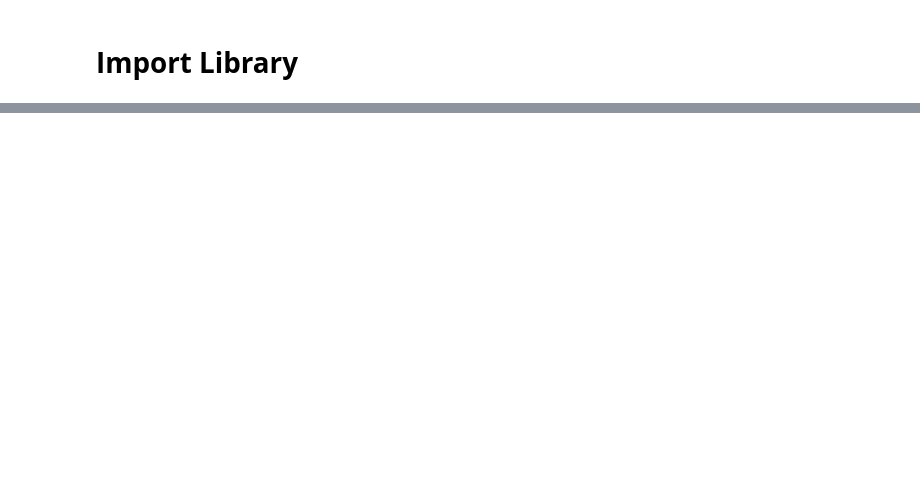
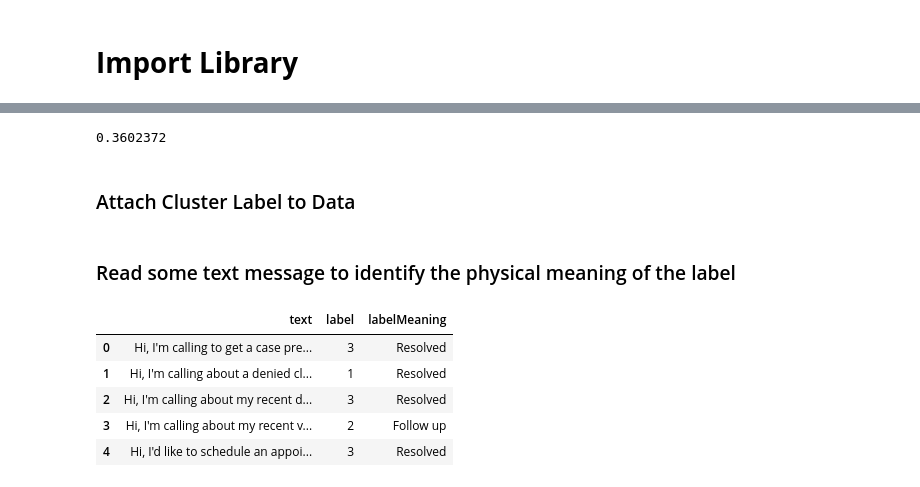
Before and after one commit to HRI328/AXA-CASE-1, a Jupyter notebook: sentiment_analysis.ipynb, the cells around one changed output, grey strips where cells are left out. Saved outputs shown, nothing was run; the diff lists cells and outputs as text; code cells hidden in the pictures; blank space fills up the shorter version.

Commit message:
Add performance check and get data insight

```diff
--- a/sentiment_analysis.ipynb
+++ b/sentiment_analysis.ipynb
@@ -274,0 +259,11 @@ plt.show()
+# %%
+# Check the model performance built by k-mean
+silhouette_score(customer_list_embedding_2d, label)
+
+# The following methods could be used to check model performance as well
+# calinski_harabasz_score(customer_list_embedding_2d, label)
+# davies_bouldin_score(customer_list_embedding_2d, label)
+# %% [output]
+0.3602372
+# %% [markdown]
+### Attach Cluster Label to Data
@@ -274,0 +274,2 @@ plt.show()
+# %% [markdown]
+### Read some text message to identify the physical meaning of the label
@@ -274,0 +293,12 @@ plt.show()
+# %%
+# Attach label physical meaning to dataframe and display top 5 text message
+label_dic = {0 : "Follow up", 1: "Resolved", 2: "Follow up", 3: "Resolved"}
+customer_text_df['labelMeaning'] = customer_text_df['label'].map(label_dic)
+customer_text_df.head()
+# %% [output]
+|  | text | label | labelMeaning |
+| 0 | Hi, I'm calling to get a case pre... | 3 | Resolved |
+| 1 | Hi, I'm calling about a denied cl... | 1 | Resolved |
+| 2 | Hi, I'm calling about my recent d... | 3 | Resolved |
+| 3 | Hi, I'm calling about my recent v... | 2 | Follow up |
+| 4 | Hi, I'd like to schedule an appoi... | 3 | Resolved |
```
Also changed, not shown: parts of 54 cells of this notebook.
